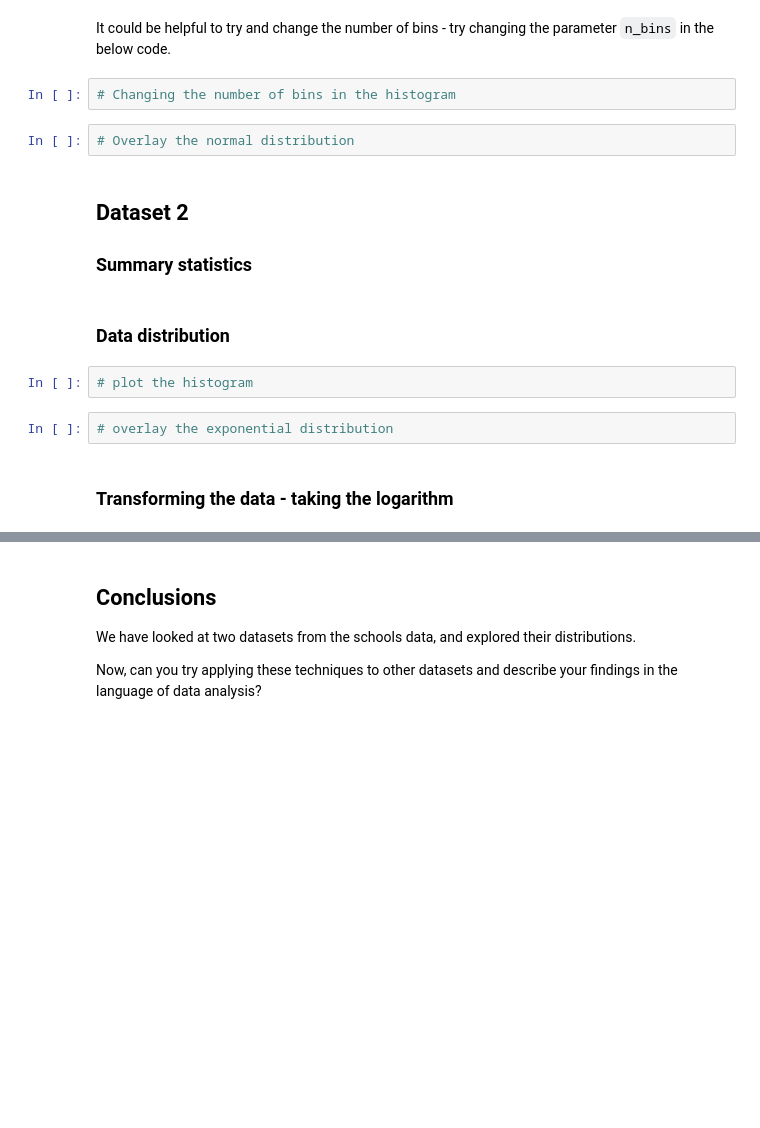
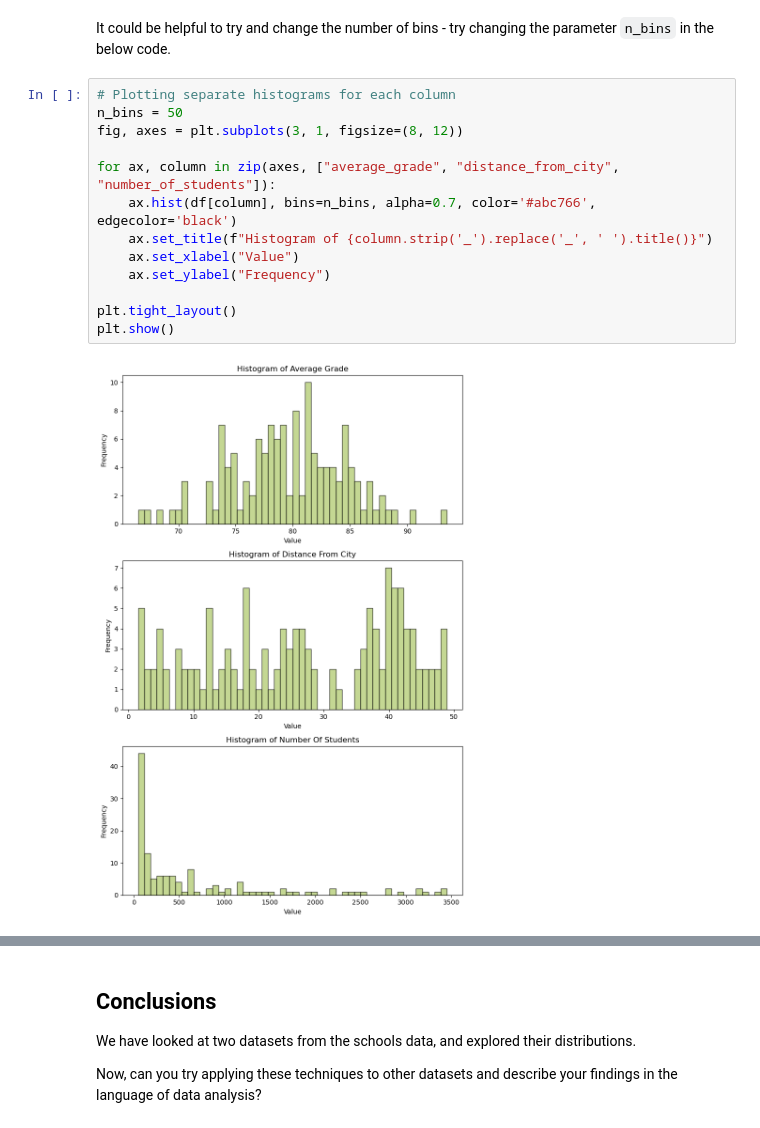
Before and after one commit to Bea-Taylor/CASA007_tutorials, a Jupyter notebook: W02_data_analysis_2.ipynb, the cells around one changed output, grey strips where cells are left out. Drawn from its saved outputs; the diff is of its cells as text; blank space fills up the shorter version.

````diff
--- a/W02_data_analysis_2.ipynb
+++ b/W02_data_analysis_2.ipynb
@@ -39,18 +219,17 @@ Let's try and figure out what the distribution of the data is - we start by plot
 # %% [markdown]
 It could be helpful to try and change the number of bins - try changing the parameter ```n_bins``` in the below code.
-# %%
-# Changing the number of bins in the histogram
-# %%
-# Overlay the normal distribution
-# %% [markdown]
-## Dataset 2
-
-### Summary statistics
-# %% [markdown]
-### Data distribution
-# %%
-# plot the histogram
-# %%
-# overlay the exponential distribution
-# %% [markdown]
-### Transforming the data - taking the logarithm
+# %%
+# Plotting separate histograms for each column
+n_bins = 50
+fig, axes = plt.subplots(3, 1, figsize=(8, 12))
+
+for ax, column in zip(axes, ["average_grade", "distance_from_city", "number_of_students"]):
+    ax.hist(df[column], bins=n_bins, alpha=0.7, color='#abc766', edgecolor='black')
+    ax.set_title(f"Histogram of {column.strip('_').replace('_', ' ').title()}")
+    ax.set_xlabel("Value")
+    ax.set_ylabel("Frequency")
+
+plt.tight_layout()
+plt.show()
+# %% [output]
+[figure, added]
````
Also changed, not shown: parts of 25 cells of this notebook.
